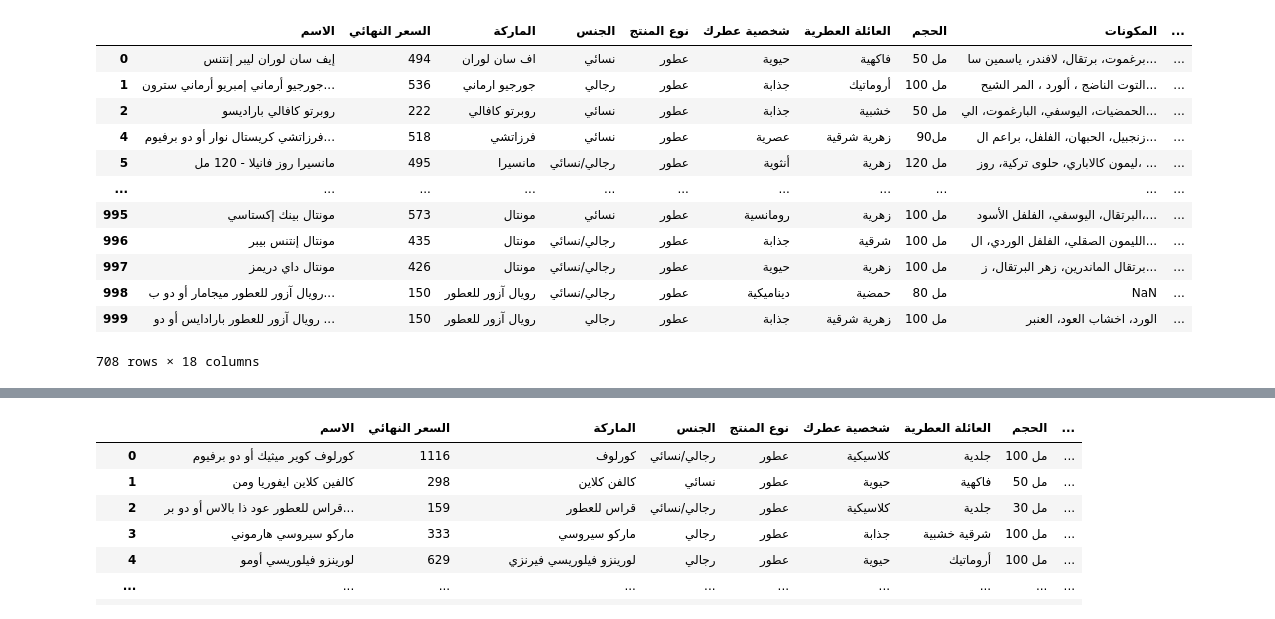
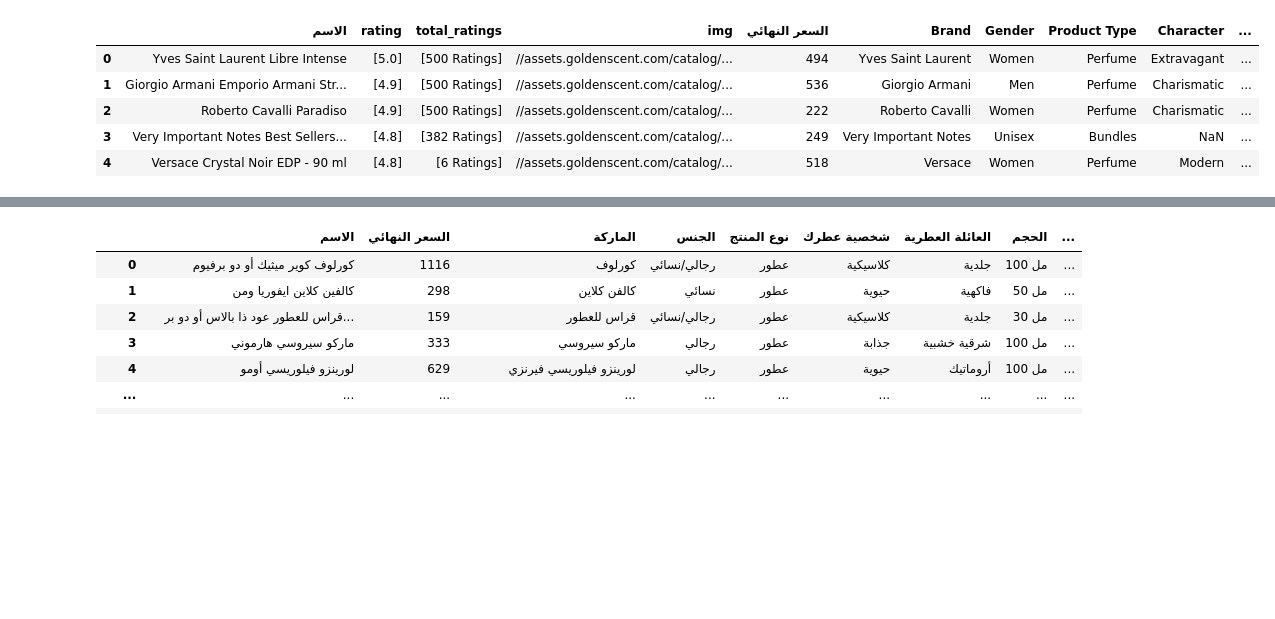
Before and after one commit to MAMDOUH-ALSHARARI/Perfume-Recommendation-System, a Jupyter notebook: GD.ipynb, the cells around one changed output, grey strips where cells are left out. Drawn from its saved outputs; the diff is of its cells as text; code cells hidden in the pictures; blank space fills up the shorter version.

```diff
--- a/GD.ipynb
+++ b/GD.ipynb
@@ -10,7 +10,7 @@ import re  # Import regular expressions
 driver = webdriver.Chrome()
 
 # Open the provided URL
-driver.get("https://www.goldenscent.com/c/fragrances.html?action=cat&id=3")
+driver.get("https://www.goldenscent.com/en/c/fragrances.html?action=cat&id=3")
 
 # Wait for the page to load
 time.sleep(5)  # Adjust the wait time if needed
@@ -19,7 +19,7 @@ time.sleep(5)  # Adjust the wait time if needed
 unique_hrefs = []
 
 # Loop to collect unique hrefs for up to 200 perfumes
-while len(unique_hrefs) < 1000:
+while len(unique_hrefs) < 5:
     # Locate the perfume links and extract their href attributes
     golden_links = driver.find_elements(By.XPATH, "//a[contains(@href, '/p/')]")
     golden_hrefs = [link.get_attribute('href') for link in golden_links]
@@ -28,12 +28,10 @@ while len(unique_hrefs) < 1000:
     for href in golden_hrefs:
         if href not in unique_hrefs:
             unique_hrefs.append(href)
-        if len(unique_hrefs) >= 1000:  # Stop once we have 200 unique hrefs
+        if len(unique_hrefs) >= 5:  # Stop once we have 200 unique hrefs
             break
 
-    # Scroll down to load more products if needed
-    driver.execute_script("window.scrollTo(0, document.body.scrollHeight);")
-    time.sleep(3)  # Adjust the wait time if needed
+
 
 # Initialize a list to store perfume details with both name and price
 perfume_details = []
@@ -52,11 +50,34 @@ for index, href in enumerate(unique_hrefs):
 
         # Extract the name
         name_element = soup.find('div', {'class': "col-xs-12"})
+        rating_tag = soup.select_one('div.rc-midcontent h4')
+        total_ratings_tag = soup.select_one('div.rc-midcontent span')
+        img_tag = soup.select_one('div.thumbnails__block.active img')
         if name_element:
             name = name_element.find('h1').get_text(strip=True)
             product_info['الاسم'] = name
         else:
             product_info['الاسم'] = None
+
+        if rating_tag:
+            product_info['rating'] = rating_tag
+        else:
+            product_info['rating'] = None
+
+
+
+        if total_ratings_tag:
+            product_info['total_ratings'] = total_ratings_tag
+
+        else:
+            product_info['total_ratings']  = None
+
+        if img_tag and 'src' in img_tag.attrs:
+            product_info['img'] = img_tag['src']
+
+        else:
+            product_info['img']  = None
+
 
         # Extract the final price (discounted or regular)
         price_content = soup.find('div', {'class': 'price-content'})
@@ -104,7 +125,7 @@ golden_df = pd.DataFrame(perfume_details)
 print(golden_df)
 
 # Save the DataFrame to a CSV file
-golden_df.to_csv("golden_scent_perfumes.csv", index=False, encoding="utf-8-sig")
+# golden_df.to_csv("golden_scent_perfumes.csv", index=False, encoding="utf-8-sig")
 
 # Close the browser
 driver.quit()
@@ -145,19 +150,12 @@ golden_df
 # %%
-golden_df[golden_df["نوع المنتج"] == "عطور"]
+golden_df
 # %% [output]
-|  | الاسم | السعر النهائي | الماركة | الجنس | نوع المنتج | شخصية عطرك | العائلة العطرية | الحجم | المكونات | ... |
-| 0 | إيف سان لوران ليبر إنتنس | 494 | اف سان لوران | نسائي | عطور | حيوية | فاكهية | 50 مل | برغموت، برتقال، لافندر، ياسمين سا... | ... |
-| 1 | جورجيو أرماني إمبريو أرماني سترون... | 536 | جورجيو ارماني | رجالي | عطور | جذابة | أروماتيك | 100 مل | التوت الناضج ، ألورد ، المر الشيح... | ... |
-| 2 | روبرتو كافالي باراديسو | 222 | روبرتو كافالي | نسائي | عطور | جذابة | خشبية | 50 مل | الحمضيات، اليوسفي، البارغموت، الي... | ... |
-| 4 | فرزاتشي كريستال نوار أو دو برفيوم... | 518 | فرزاتشي | نسائي | عطور | عصرية | زهرية شرقية | 90مل | زنجبيل، الحبهان، الفلفل، براعم ال... | ... |
-| 5 | مانسيرا روز فانيلا - 120 مل | 495 | مانسيرا | رجالي/نسائي | عطور | أنثوية | زهرية | 120 مل | ليمون كالاباري، حلوى تركية، روز، ... | ... |
-| ... | ... | ... | ... | ... | ... | ... | ... | ... | ... | ... |
-| 995 | مونتال بينك إكستاسي | 573 | مونتال | نسائي | عطور | رومانسية | زهرية | 100 مل | البرتقال، اليوسفي، الفلفل الأسود،... | ... |
-| 996 | مونتال إنتنس بيبر | 435 | مونتال | رجالي/نسائي | عطور | جذابة | شرقية | 100 مل | الليمون الصقلي، الفلفل الوردي، ال... | ... |
-| 997 | مونتال داي دريمز | 426 | مونتال | رجالي/نسائي | عطور | حيوية | زهرية | 100 مل | برتقال الماندرين، زهر البرتقال، ز... | ... |
-| 998 | رويال آزور للعطور ميجامار أو دو ب... | 150 | رويال آزور للعطور | رجالي/نسائي | عطور | ديناميكية | حمضية | 80 مل | NaN | ... |
-| 999 | رويال آزور للعطور بارادايس أو دو ... | 150 | رويال آزور للعطور | رجالي | عطور | جذابة | زهرية شرقية | 100 مل | الورد، اخشاب العود، العنبر | ... |
+|  | الاسم | rating | total_ratings | img | السعر النهائي | Brand | Gender | Product Type | Character | ... |
+| 0 | Yves Saint Laurent Libre Intense | [5.0] | [500 Ratings] | //assets.goldenscent.com/catalog/... | 494 | Yves Saint Laurent | Women | Perfume | Extravagant | ... |
+| 1 | Giorgio Armani Emporio Armani Str... | [4.9] | [500 Ratings] | //assets.goldenscent.com/catalog/... | 536 | Giorgio Armani | Men | Perfume | Charismatic | ... |
+| 2 | Roberto Cavalli Paradiso | [4.9] | [500 Ratings] | //assets.goldenscent.com/catalog/... | 222 | Roberto Cavalli | Women | Perfume | Charismatic | ... |
+| 3 | Very Important Notes Best Sellers... | [4.8] | [382 Ratings] | //assets.goldenscent.com/catalog/... | 249 | Very Important Notes | Unisex | Bundles | NaN | ... |
+| 4 | Versace Crystal Noir EDP - 90 ml | [4.8] | [6 Ratings] | //assets.goldenscent.com/catalog/... | 518 | Versace | Women | Perfume | Modern | ... |
-708 rows × 18 columns
 # %%
 golden_df[golden_df["نوع المنتج"] == "عطور"].isnull().sum().sort_values(ascending = False)
 # %% [output]
```
Also changed, not shown: parts of 5 cells of this notebook, 3 other files.
